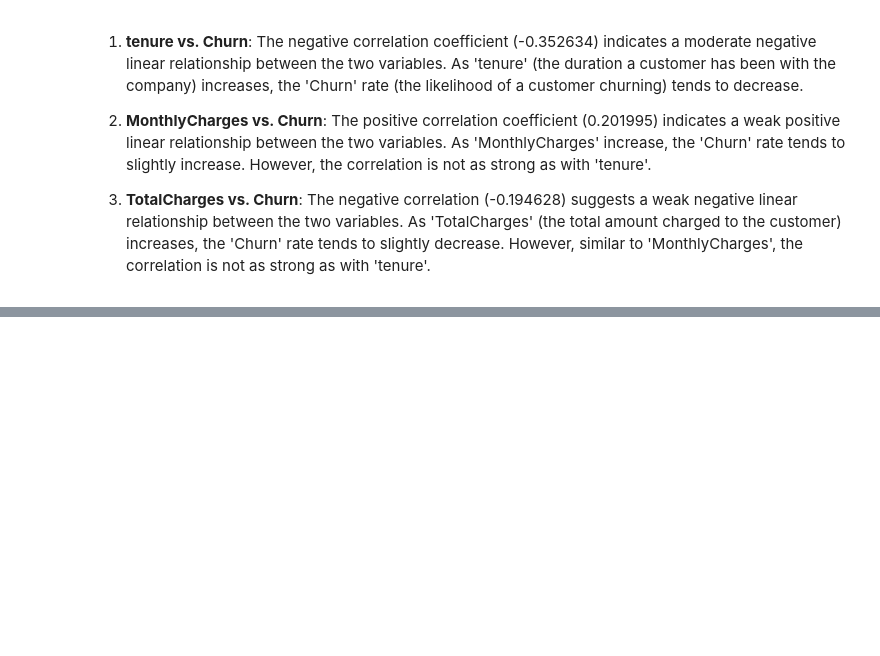
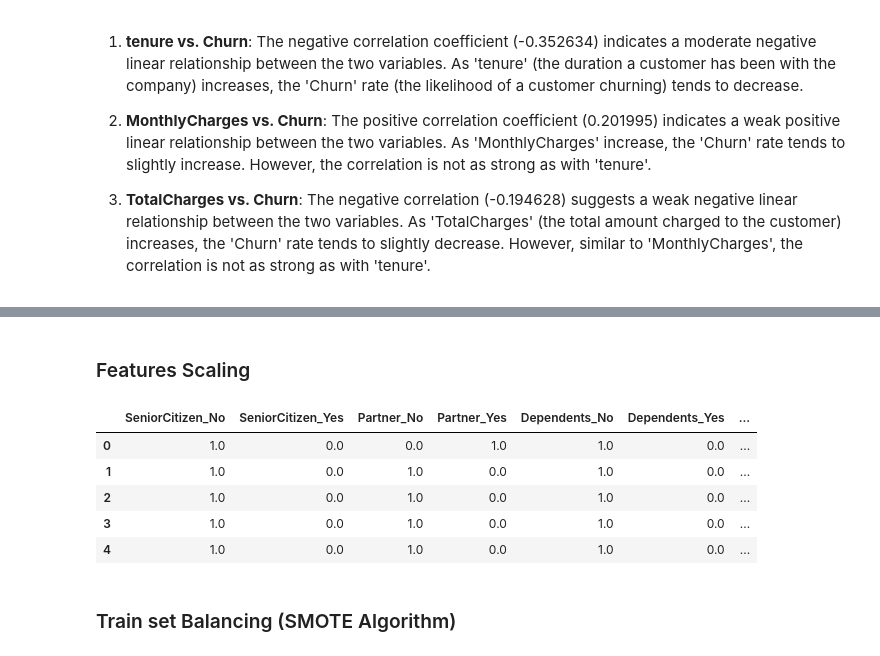
Before and after one commit to OAtulA/customer-churn-prediction, a Jupyter notebook: Project_notebook.ipynb, the cells around one changed output, grey strips where cells are left out. Drawn from its saved outputs; the diff is of its cells as text; code cells hidden in the pictures; blank space fills up the shorter version.

```diff
--- a/Project_notebook.ipynb
+++ b/Project_notebook.ipynb
@@ -1120,0 +1214,2 @@ plt.show()
+# %%
+df_encode = Data_All.copy()
@@ -1120,0 +1293,30 @@ plt.show()
+# %% [markdown]
+### Features Scaling
+# %%
+# standardization for numeric values
+
+cols = ['tenure', 'MonthlyCharges', 'TotalCharges']
+
+scaler = StandardScaler()
+
+encoded_scaled = scaler.fit_transform(encoded_df[cols])
+
+# Create new DataFrames with the scaled values
+X_scaled_df = pd.DataFrame(encoded_scaled, columns=cols, index=X.index)
+
+# Drop the original unscaled columns
+encoded_df.drop(cols, axis=1, inplace=True)
+
+# Concatenate the scaled columns with the original DataFrames
+encoded_df = pd.concat([encoded_df, X_scaled_df], axis=1)
+# %%
+encoded_df.head()
+# %% [output]
+|  | SeniorCitizen_No | SeniorCitizen_Yes | Partner_No | Partner_Yes | Dependents_No | Dependents_Yes | ... |
+| 0 | 1.0 | 0.0 | 0.0 | 1.0 | 1.0 | 0.0 | ... |
+| 1 | 1.0 | 0.0 | 1.0 | 0.0 | 1.0 | 0.0 | ... |
+| 2 | 1.0 | 0.0 | 1.0 | 0.0 | 1.0 | 0.0 | ... |
+| 3 | 1.0 | 0.0 | 1.0 | 0.0 | 1.0 | 0.0 | ... |
+| 4 | 1.0 | 0.0 | 1.0 | 0.0 | 1.0 | 0.0 | ... |
+# %% [markdown]
+### Train set Balancing (SMOTE Algorithm)
```
Also changed, not shown: parts of 39 cells of this notebook, 1 other file.
